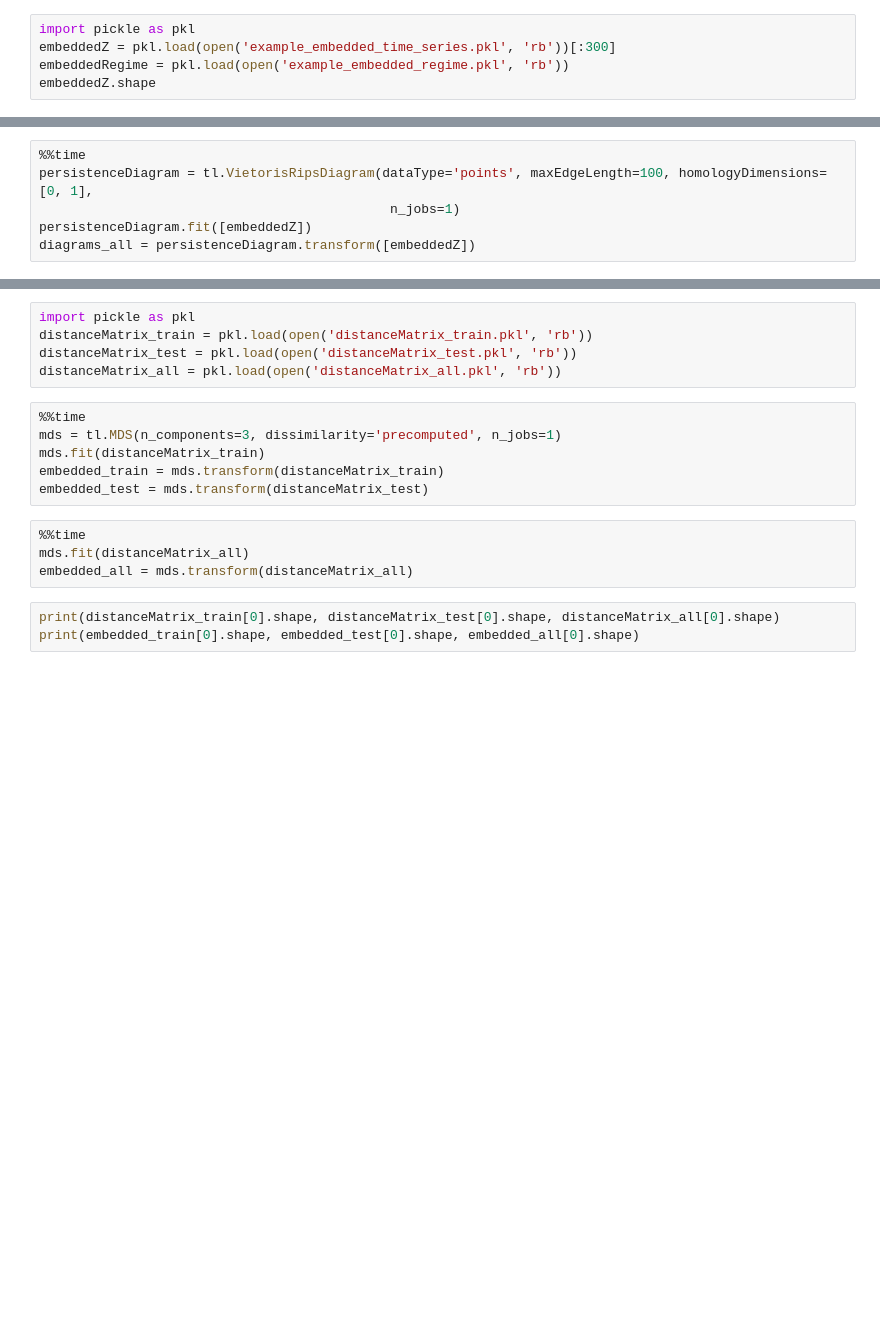
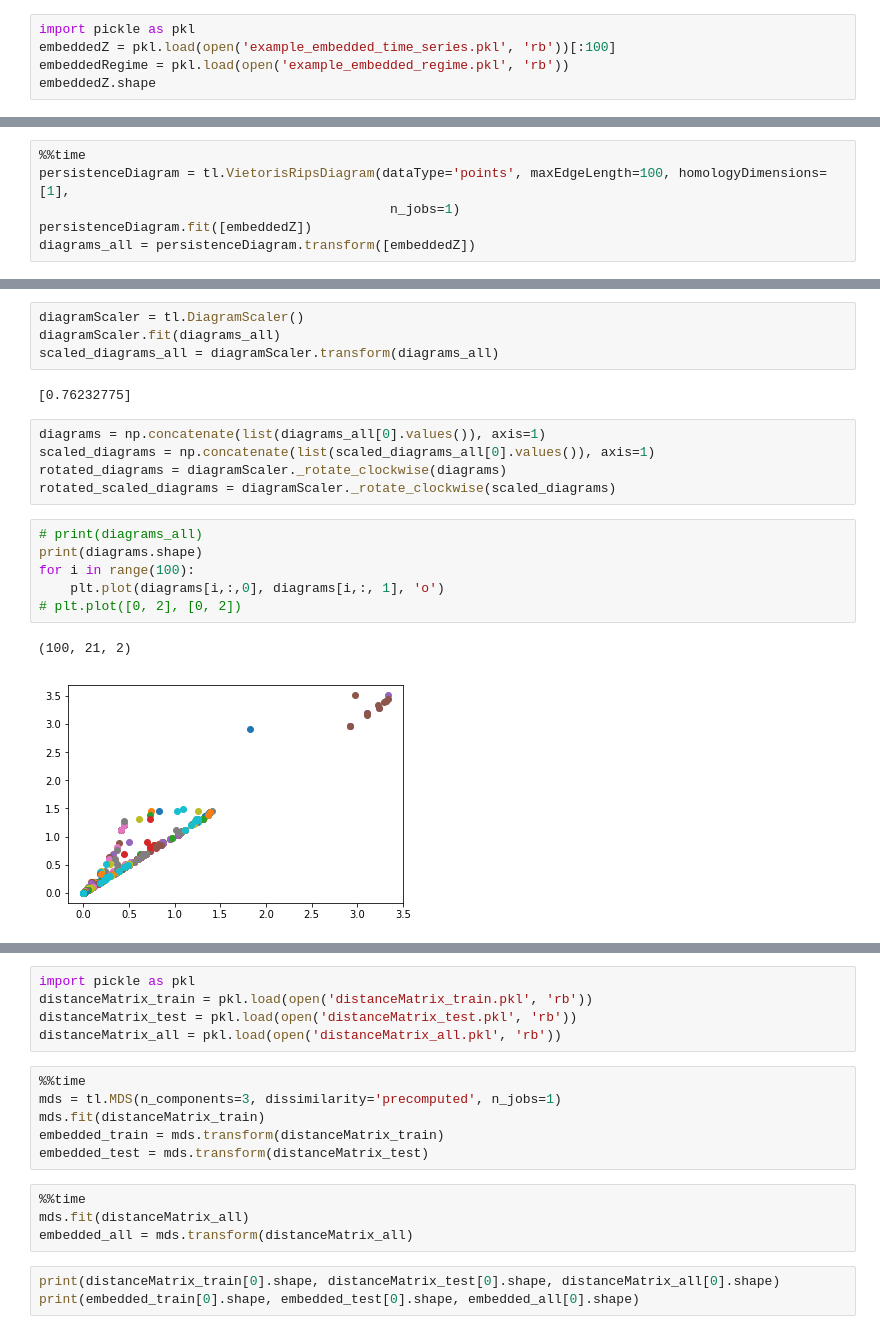
Before and after one commit to giotto-ai/giotto-tda, a Jupyter notebook: examples/3-PersistenceDiagram.ipynb, the cells around one changed output, grey strips where cells are left out. Cells and saved outputs as stored; diff of their text form; blank space fills up the shorter version.

Commit message:
[ISSUE 11] Corrected and checkes DiagramScaler

```diff
--- a/examples/3-PersistenceDiagram.ipynb
+++ b/examples/3-PersistenceDiagram.ipynb
@@ -19,6 +20,6 @@ Using TensorFlow backend.
 # %%
 import pickle as pkl
-embeddedZ = pkl.load(open('example_embedded_time_series.pkl', 'rb'))[:300]
+embeddedZ = pkl.load(open('example_embedded_time_series.pkl', 'rb'))[:100]
 embeddedRegime = pkl.load(open('example_embedded_regime.pkl', 'rb'))
 embeddedZ.shape
 # %% [output]
@@ -26,6 +27,6 @@ embeddedZ.shape
 # %%
 %%time
-persistenceDiagram = tl.VietorisRipsDiagram(dataType='points', maxEdgeLength=100, homologyDimensions=[0, 1],
+persistenceDiagram = tl.VietorisRipsDiagram(dataType='points', maxEdgeLength=100, homologyDimensions=[1],
                                              n_jobs=1)
 persistenceDiagram.fit([embeddedZ])
 diagrams_all = persistenceDiagram.transform([embeddedZ])
@@ -34,0 +36,20 @@ Wall time: 13.7 s
+# %%
+diagramScaler = tl.DiagramScaler()
+diagramScaler.fit(diagrams_all)
+scaled_diagrams_all = diagramScaler.transform(diagrams_all)
+# %% [output]
+[0.76232775]
+# %%
+diagrams = np.concatenate(list(diagrams_all[0].values()), axis=1)
+scaled_diagrams = np.concatenate(list(scaled_diagrams_all[0].values()), axis=1)
+rotated_diagrams = diagramScaler._rotate_clockwise(diagrams)
+rotated_scaled_diagrams = diagramScaler._rotate_clockwise(scaled_diagrams)
+# %%
+# print(diagrams_all)
+print(diagrams.shape)
+for i in range(100):
+    plt.plot(diagrams[i,:,0], diagrams[i,:, 1], 'o')
+# plt.plot([0, 2], [0, 2])
+# %% [output]
+(100, 21, 2)
+[figure, added]
```
Also changed, not shown: parts of 20 cells of this notebook, 2 other files.
